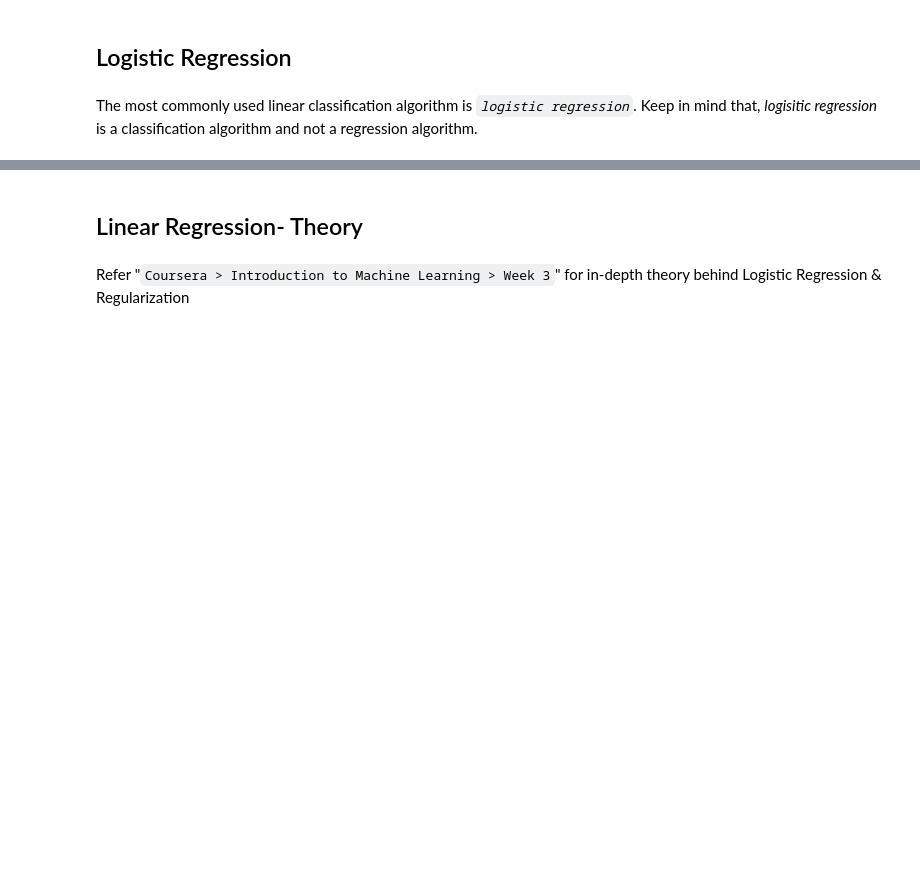
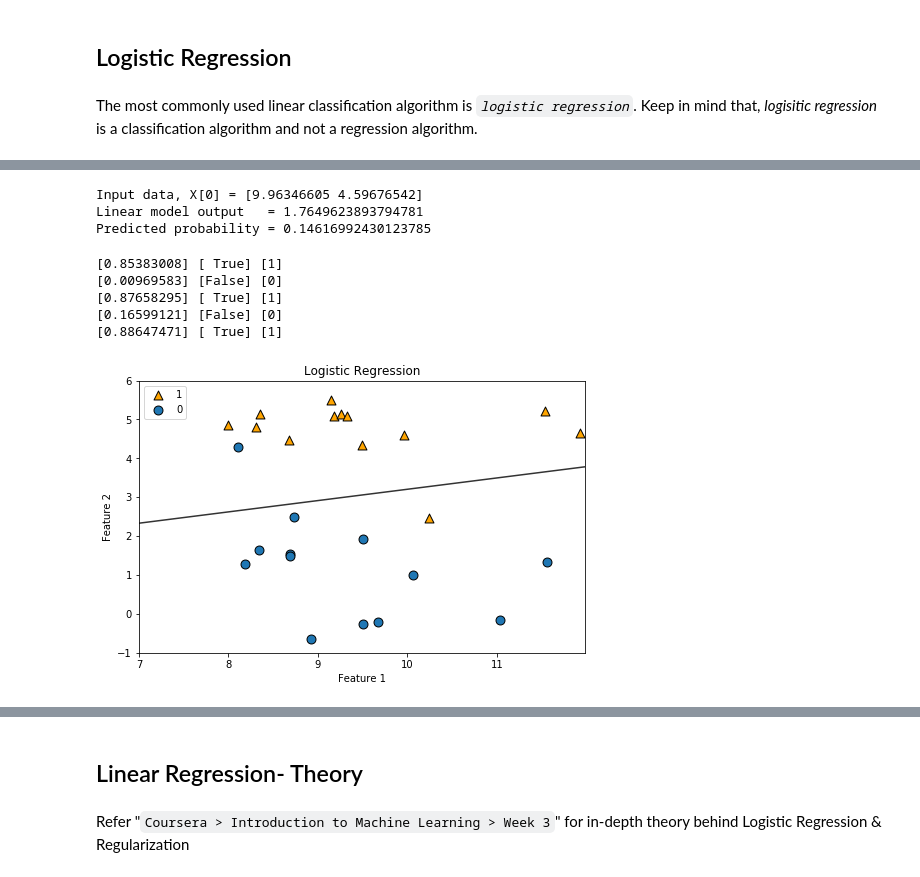
Before and after one commit to prasanth-ntu/prasanth-ntu.github.io, a Jupyter notebook: html/ML-Course/Intro-to-ML-with-Python/2c-Supervised-Learning-Logistic-Regression.ipynb, the cells around one changed output, grey strips where cells are left out. Drawn from its saved outputs; the diff is of its cells as text; code cells hidden in the pictures; blank space fills up the shorter version.

```diff
--- a/html/ML-Course/Intro-to-ML-with-Python/2c-Supervised-Learning-Logistic-Regression.ipynb
+++ b/html/ML-Course/Intro-to-ML-with-Python/2c-Supervised-Learning-Logistic-Regression.ipynb
@@ -140,3 +66,0 @@ predicted_y = X*lr.coef_ + lr.intercept_
-# %%
-for x,y in zip(lr.predict_proba(X), predicted_y):
-    print (x,y)
@@ -160,0 +100,16 @@ for x,y in zip(lr.predict_proba(X), predicted_y):
+# %%
+print ("Input data, X[0] =", X[0])
+
+# Let's find the value of linear model => w[1]*x[1] + w[1]*x[1] + b
+g_x = -0.36631767*9.96346605 + 1.25909579*4.59676542 -0.37301193
+print ("Linear model output   =", g_x)
+
+# We want to limit the linear model output value between 0 to 1
+# --- WHY should we limit the output? THINK ---
+# So, we pass the computed value through sigmoid function
+predict_proba =  1 / (1 + np.exp(g_x))
+print ("Predicted probability =", predict_proba)
+# %% [output]
+Input data, X[0] = [9.96346605 4.59676542]
+Linear model output   = 1.7649623893794781
+Predicted probability = 0.14616992430123785
@@ -160,0 +128,40 @@ for x,y in zip(lr.predict_proba(X), predicted_y):
+# %%
+# Let's compare the predicted probability and class to that of scikit-learn's built in function
+for i in range (0,5):
+    pred_prob = (pred_prob_fun(X[i:i+1], lr.coef_, lr.intercept_))
+    print (pred_prob[0], pred_fn(pred_prob)[0],  lr.predict(X[i:i+1]))
+# %% [output]
+[0.85383008] [ True] [1]
+[0.00969583] [False] [0]
+[0.87658295] [ True] [1]
+[0.16599121] [False] [0]
+[0.88647471] [ True] [1]
+# %%
+# Compute decision boundary and plot with the input data
+x_1, x_2 = np.mgrid[7:12:.01, -1:6:.01]
+grid = np.c_[x_1.ravel(), x_2.ravel()]
+probs = lr.predict_proba(grid)[:, 1].reshape(x_1.shape)
+
+predict = lr.predict(X)
+
+pos_input = X[np.where(y==1)]
+neg_input = X[np.where(y==0)]
+# %%
+plt.figure(figsize=(8,5))
+
+plt.scatter(pos_input[:,0], pos_input[:, 1], s=80, marker="^", c="orange",
+           cmap="RdBu", vmin=-.2, vmax=1.2,
+           edgecolor="black", linewidth=1)
+plt.scatter(neg_input[:,0], neg_input[:, 1], s=80,
+           cmap="RdBu", vmin=-.2, vmax=1.2,
+           edgecolor="black", linewidth=1)
+
+plt.legend(["1", "0"])
+
+plt.contour(xx, yy, probs, levels=[.5], cmap="Greys", vmin=0, vmax=.6)
+
+plt.xlabel("Feature 1"); plt.ylabel("Feature 2")
+plt.title("Logistic Regression")
+plt.show()
+# %% [output]
+[figure, added]
```
Also changed, not shown: parts of 33 cells of this notebook, 2 other files.
